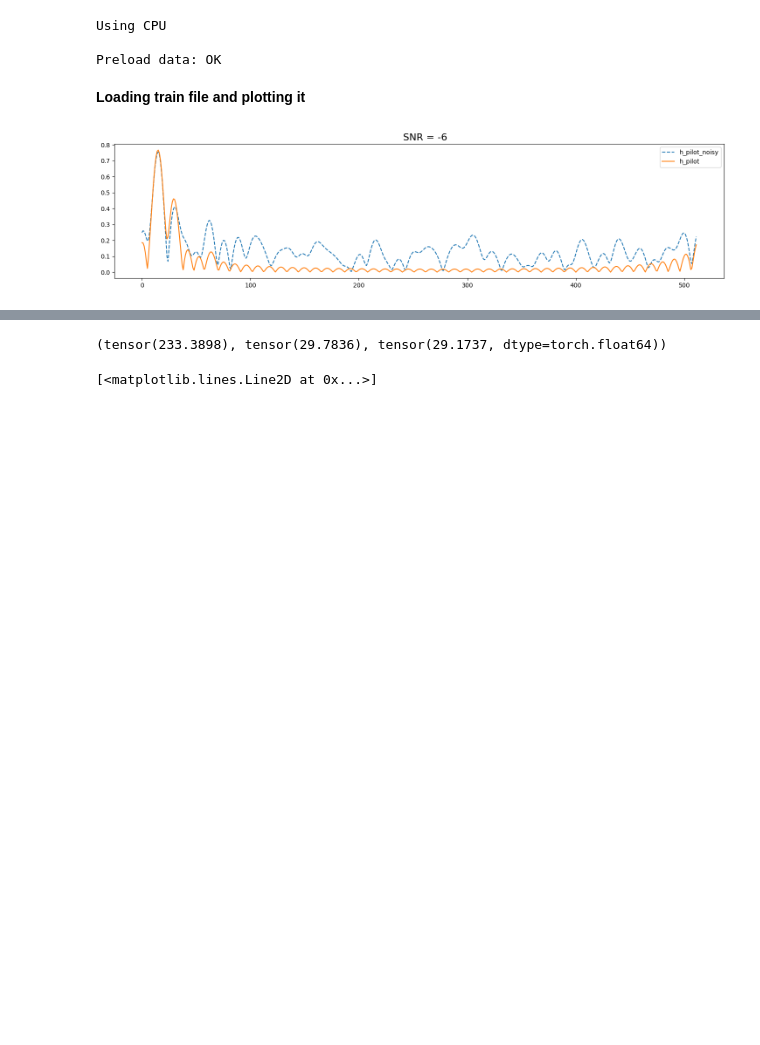
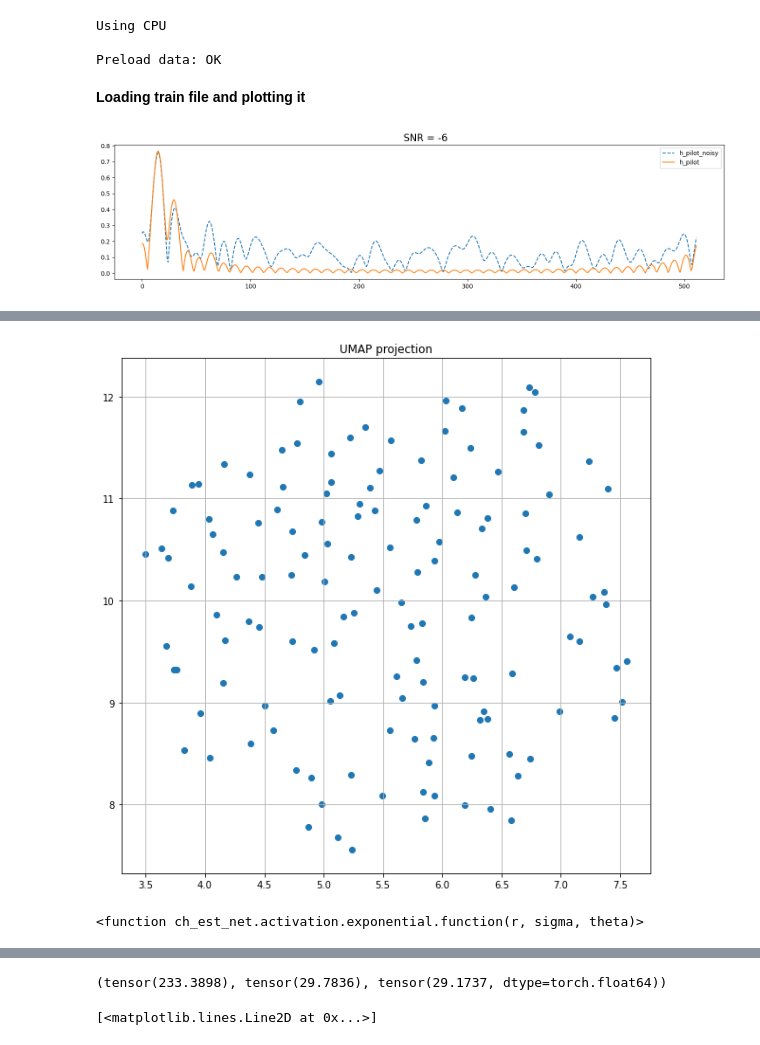
Before and after one commit to Albly/ML_for_channel_estimation, a Jupyter notebook: main.ipynb, the cells around one changed output, grey strips where cells are left out. Saved outputs shown, nothing was run; the diff lists cells and outputs as text; code cells hidden in the pictures; blank space fills up the shorter version.

```diff
--- a/main.ipynb
+++ b/main.ipynb
@@ -576,0 +668,4 @@ def convert_rx_to_beam_domain(recieved_data, recieved_pilots, num_beams):
+# %%
+import umap.umap_ as umap
+reducer = umap.UMAP()
+emb = reducer.fit_transform(pilots_trans)
@@ -576,0 +676,7 @@ def convert_rx_to_beam_domain(recieved_data, recieved_pilots, num_beams):
+# %%
+plt.figure(figsize= (10,10))
+plt.title('UMAP projection')
+plt.scatter(emb[:,0], emb[:,1])
+plt.grid()
+# %% [output]
+[figure, added]
@@ -576,0 +687,5 @@ def convert_rx_to_beam_domain(recieved_data, recieved_pilots, num_beams):
+# %%
+from ch_est_net.activation import exponential
+exponential.function
+# %% [output]
+<function ch_est_net.activation.exponential.function(r, sigma, theta)>
```
Also changed, not shown: parts of 27 cells of this notebook, 9 other files.
